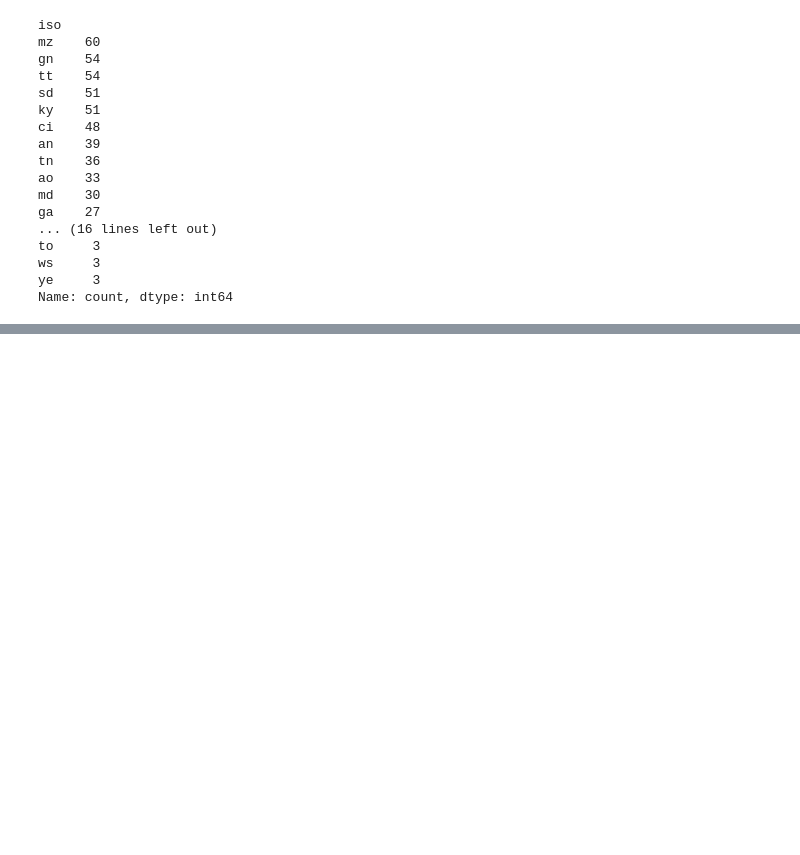
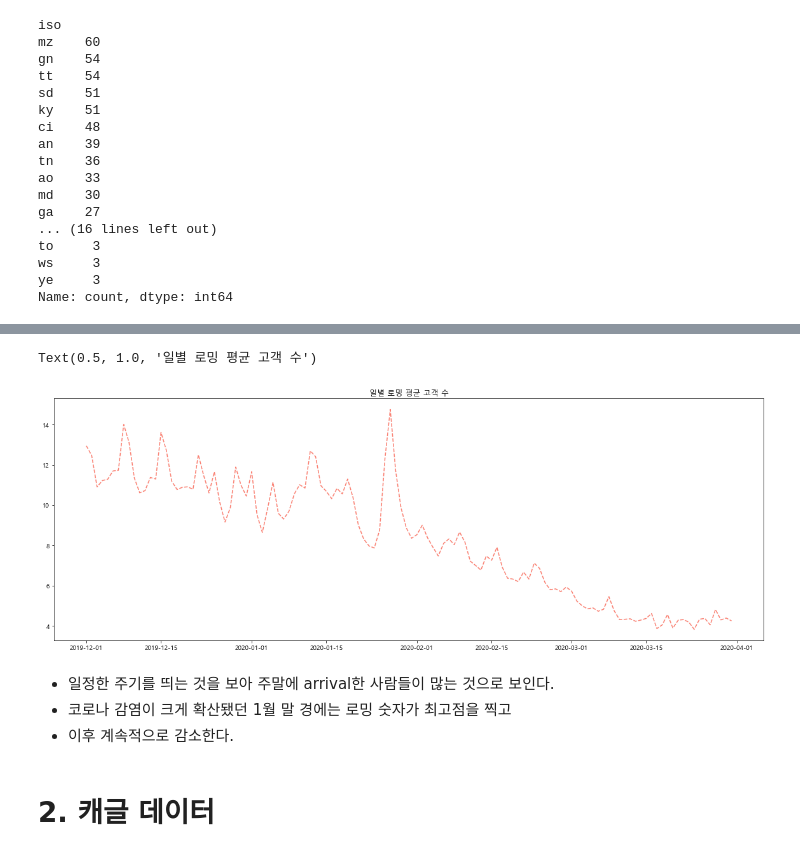
Before and after one commit to Hinterhalter/Post-COVID-19_modeling, a Jupyter notebook: Exploratory_Data_Analysis.ipynb, the cells around one changed output, grey strips where cells are left out. Saved outputs shown, nothing was run; the diff lists cells and outputs as text; code cells hidden in the pictures; blank space fills up the shorter version.

```diff
--- a/Exploratory_Data_Analysis.ipynb
+++ b/Exploratory_Data_Analysis.ipynb
@@ -103,0 +185,16 @@ Name: count, dtype: int64
+# %%
+# 날짜에 따른 arrival 고객 확인
+
+group_of_date = roam.groupby('return', as_index=False)[['count']].mean()
+plt.figure(figsize=(20,7))
+plt.plot(group_of_date['return'],group_of_date['count'],'--', label="value", color='salmon')
+plt.title('일별 로밍 평균 고객 수')
+# %% [output]
+Text(0.5, 1.0, '일별 로밍 평균 고객 수')
+[figure, added]
+# %% [markdown]
+- 일정한 주기를 띄는 것을 보아 주말에 arrival한 사람들이 많는 것으로 보인다.
+- 코로나 감염이 크게 확산됐던 1월 말 경에는 로밍 숫자가 최고점을 찍고
+- 이후 계속적으로 감소한다.
+# %% [markdown]
+# 2. 캐글 데이터
```
Also changed, not shown: parts of 39 cells of this notebook.
